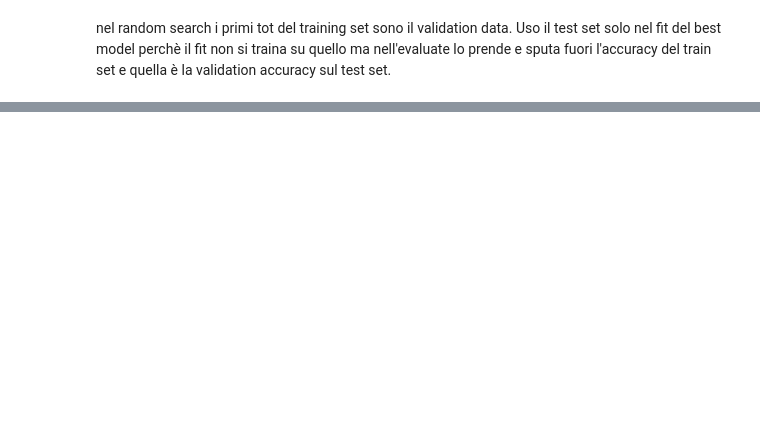
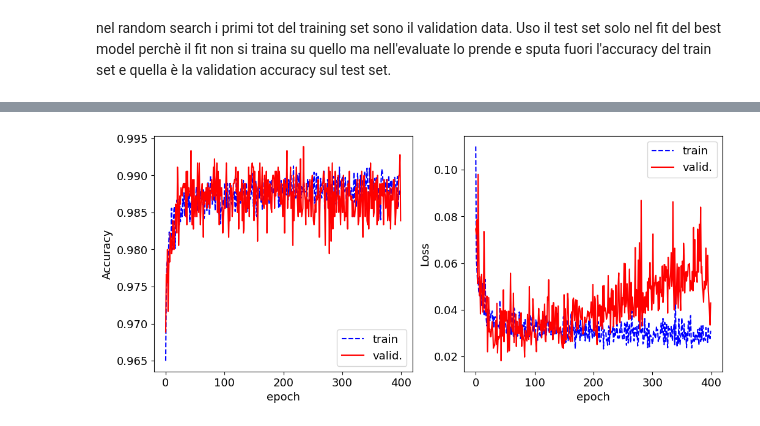
Before and after one commit to BelliLuigi/LCP-B, a Jupyter notebook: ex1/exercise1.ipynb, the cells around one changed output, grey strips where cells are left out. Saved outputs shown, nothing was run; the diff lists cells and outputs as text; code cells hidden in the pictures; blank space fills up the shorter version.

```diff
--- a/ex1/exercise1.ipynb
+++ b/ex1/exercise1.ipynb
@@ -382,0 +371,4 @@ nel random search i primi tot del training set sono il validation data. Uso il t
+# %%
+train_data(x_increased,y_increased)
+# %% [output]
+[figure, added]
```
Also changed, not shown: parts of 21 cells of this notebook.
